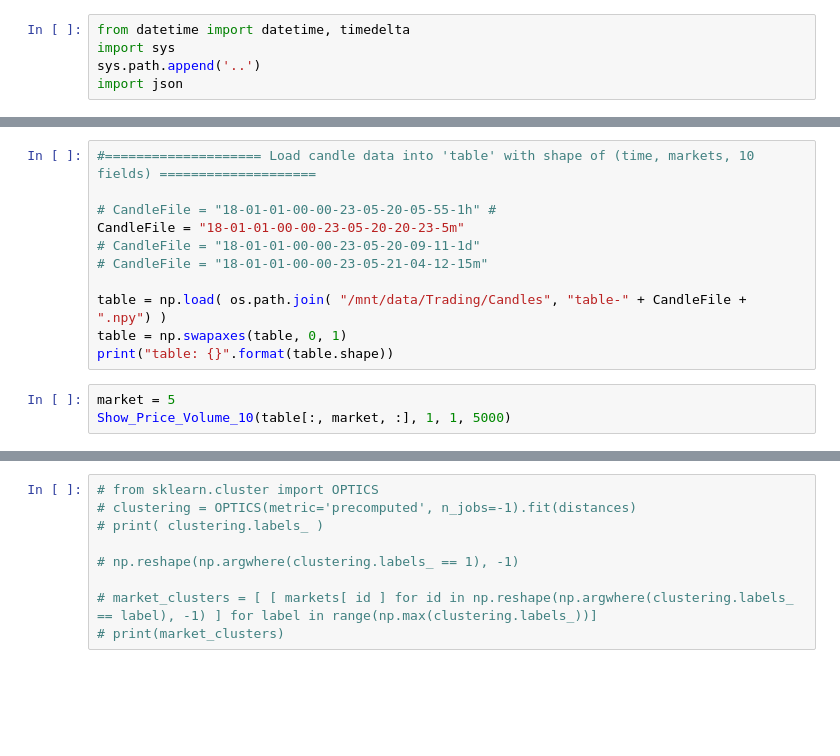
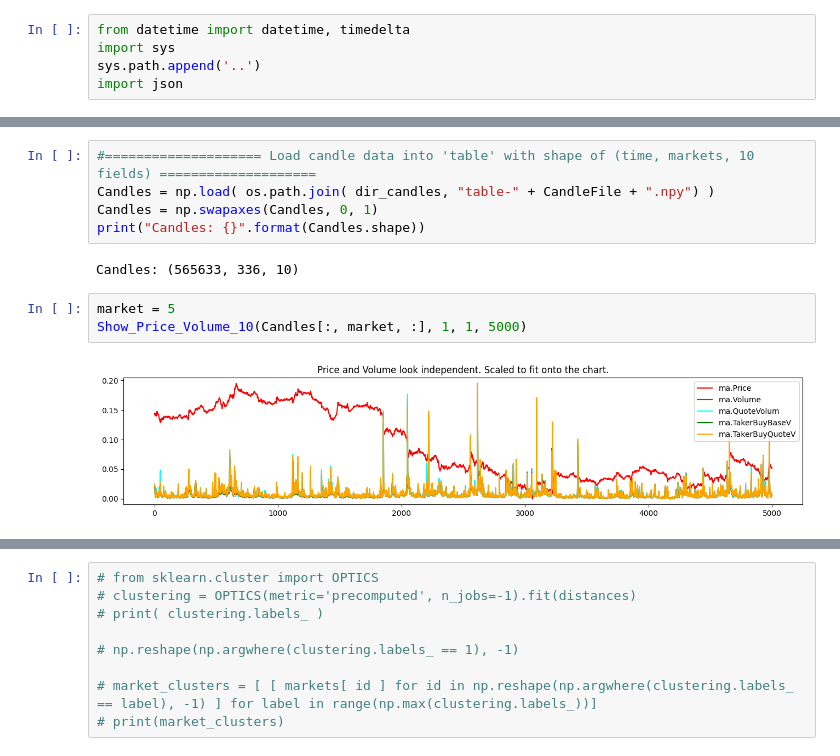
Before and after one commit to MachineLearningMike/TRAIN, a Jupyter notebook: Notebooks/Mike_NB_45_abstract_model.ipynb, the cells around one changed output, grey strips where cells are left out. Cells and saved outputs as stored; diff of their text form; blank space fills up the shorter version.

```diff
--- a/Notebooks/Mike_NB_45_abstract_model.ipynb
+++ b/Notebooks/Mike_NB_45_abstract_model.ipynb
@@ -42,15 +98,13 @@ import json
 # %%
 #==================== Load candle data into 'table' with shape of (time, markets, 10 fields) ====================
-
-# CandleFile = "18-01-01-00-00-23-05-20-05-55-1h" #
-CandleFile = "18-01-01-00-00-23-05-20-20-23-5m"
-# CandleFile = "18-01-01-00-00-23-05-20-09-11-1d"
-# CandleFile = "18-01-01-00-00-23-05-21-04-12-15m"
-
-table = np.load( os.path.join( "/mnt/data/Trading/Candles", "table-" + CandleFile + ".npy") )
-table = np.swapaxes(table, 0, 1)
-print("table: {}".format(table.shape))
+Candles = np.load( os.path.join( dir_candles, "table-" + CandleFile + ".npy") )
+Candles = np.swapaxes(Candles, 0, 1)
+print("Candles: {}".format(Candles.shape))
+# %% [output]
+Candles: (565633, 336, 10)
 # %%
 market = 5
-Show_Price_Volume_10(table[:, market, :], 1, 1, 5000)
+Show_Price_Volume_10(Candles[:, market, :], 1, 1, 5000)
+# %% [output]
+[figure, added]
 # %%
```
Also changed, not shown: parts of 51 cells of this notebook, 2 other files.
